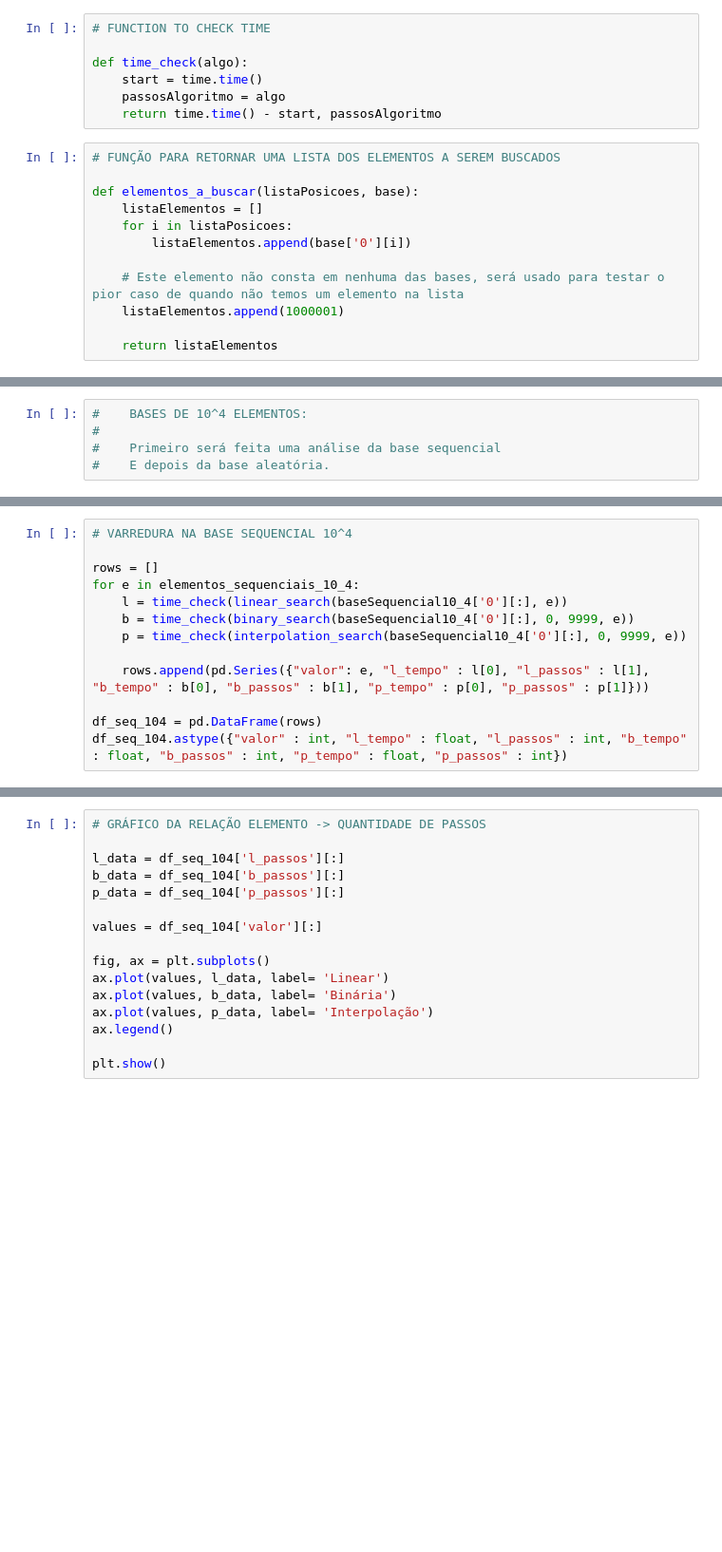
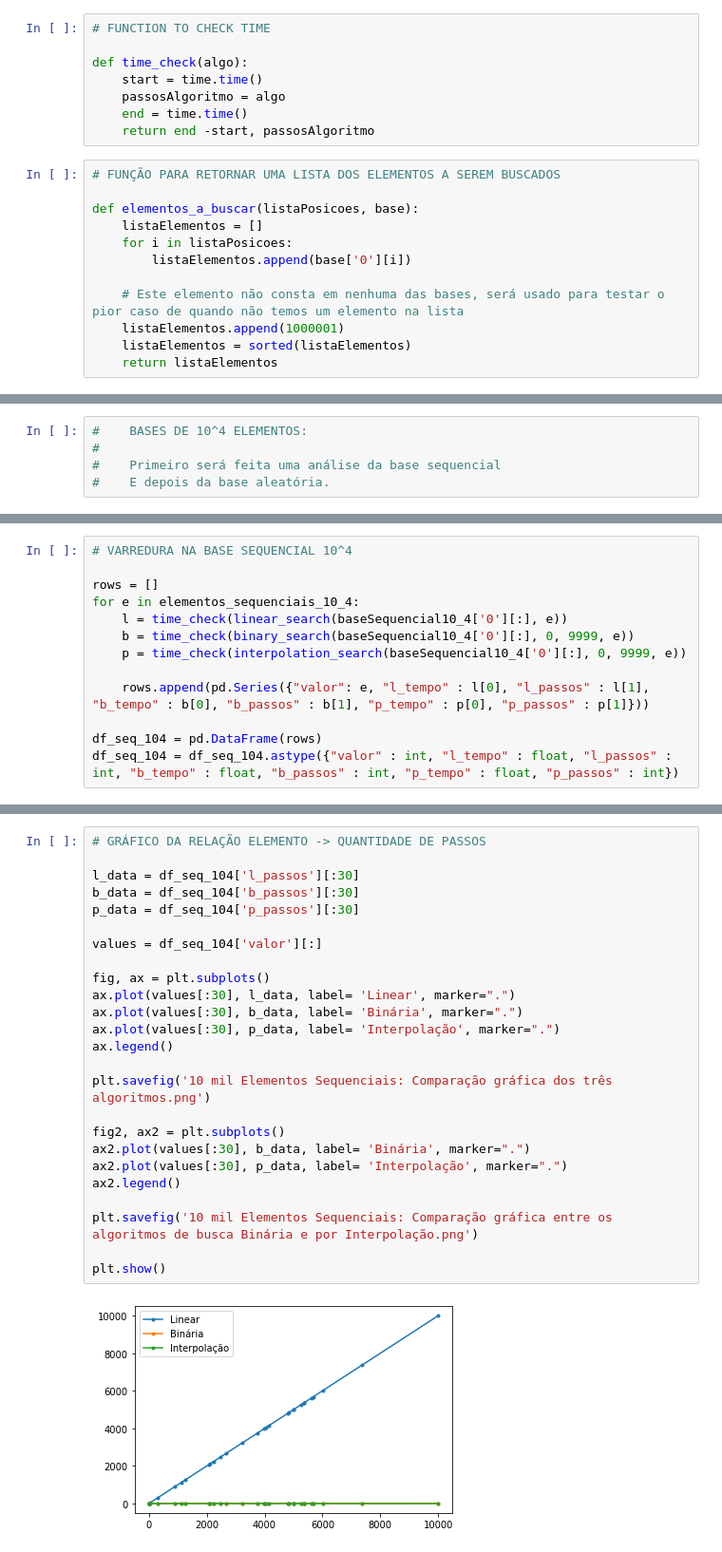
Before and after one commit to vini-ak/Projeto-II, a Jupyter notebook: Projeto II - Notebook.ipynb, the cells around one changed output, grey strips where cells are left out. Shown at 95% size. Drawn from its saved outputs; the diff is of its cells as text; blank space fills up the shorter version.

```diff
--- a/Projeto II - Notebook.ipynb
+++ b/Projeto II - Notebook.ipynb
@@ -94,7 +94,8 @@ def interpolation_search(array, lo, hi, x, passos = 0):
 def time_check(algo):
     start = time.time()
     passosAlgoritmo = algo
-    return time.time() - start, passosAlgoritmo
+    end = time.time()
+    return end -start, passosAlgoritmo
 # %%
 # FUNÇÃO PARA RETORNAR UMA LISTA DOS ELEMENTOS A SEREM BUSCADOS
 
@@ -105,7 +106,7 @@ def elementos_a_buscar(listaPosicoes, base):
 
     # Este elemento não consta em nenhuma das bases, será usado para testar o pior caso de quando não temos um elemento na lista
     listaElementos.append(1000001)
-
+    listaElementos = sorted(listaElementos)
     return listaElementos
 # %%
 # IMPORT PATH: Path onde coloquei os arquivos do projeto
@@ -164,4 +174,4 @@ for e in elementos_sequenciais_10_4:
     rows.append(pd.Series({"valor": e, "l_tempo" : l[0], "l_passos" : l[1], "b_tempo" : b[0], "b_passos" : b[1], "p_tempo" : p[0], "p_passos" : p[1]}))
 
 df_seq_104 = pd.DataFrame(rows)
-df_seq_104.astype({"valor" : int, "l_tempo" : float, "l_passos" : int, "b_tempo" : float, "b_passos" : int, "p_tempo" : float, "p_passos" : int})
+df_seq_104 = df_seq_104.astype({"valor" : int, "l_tempo" : float, "l_passos" : int, "b_tempo" : float, "b_passos" : int, "p_tempo" : float, "p_passos" : int})
@@ -170,16 +198,27 @@ TypeError: 'NoneType' object is not iterable
 # %%
 # GRÁFICO DA RELAÇÃO ELEMENTO -> QUANTIDADE DE PASSOS
 
-l_data = df_seq_104['l_passos'][:]
-b_data = df_seq_104['b_passos'][:]
-p_data = df_seq_104['p_passos'][:]
+l_data = df_seq_104['l_passos'][:30]
+b_data = df_seq_104['b_passos'][:30]
+p_data = df_seq_104['p_passos'][:30]
 
 values = df_seq_104['valor'][:]
 
 fig, ax = plt.subplots()
-ax.plot(values, l_data, label= 'Linear')
-ax.plot(values, b_data, label= 'Binária')
-ax.plot(values, p_data, label= 'Interpolação')
+ax.plot(values[:30], l_data, label= 'Linear', marker=".")
+ax.plot(values[:30], b_data, label= 'Binária', marker=".")
+ax.plot(values[:30], p_data, label= 'Interpolação', marker=".")
 ax.legend()
 
+plt.savefig('10 mil Elementos Sequenciais: Comparação gráfica dos três algoritmos.png')
+
+fig2, ax2 = plt.subplots()
+ax2.plot(values[:30], b_data, label= 'Binária', marker=".")
+ax2.plot(values[:30], p_data, label= 'Interpolação', marker=".")
+ax2.legend()
+
+plt.savefig('10 mil Elementos Sequenciais: Comparação gráfica entre os algoritmos de busca Binária e por Interpolação.png')
+
 plt.show()
+# %% [output]
+[figure, added]
```
Also changed, not shown: parts of 26 cells of this notebook, 16 other files.
